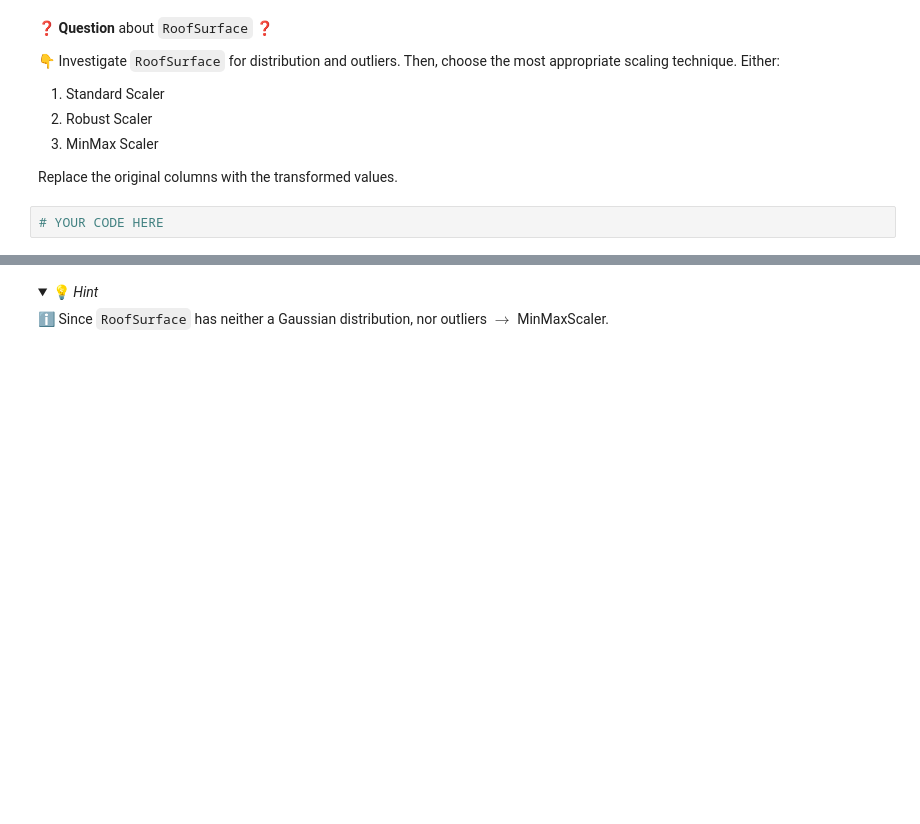
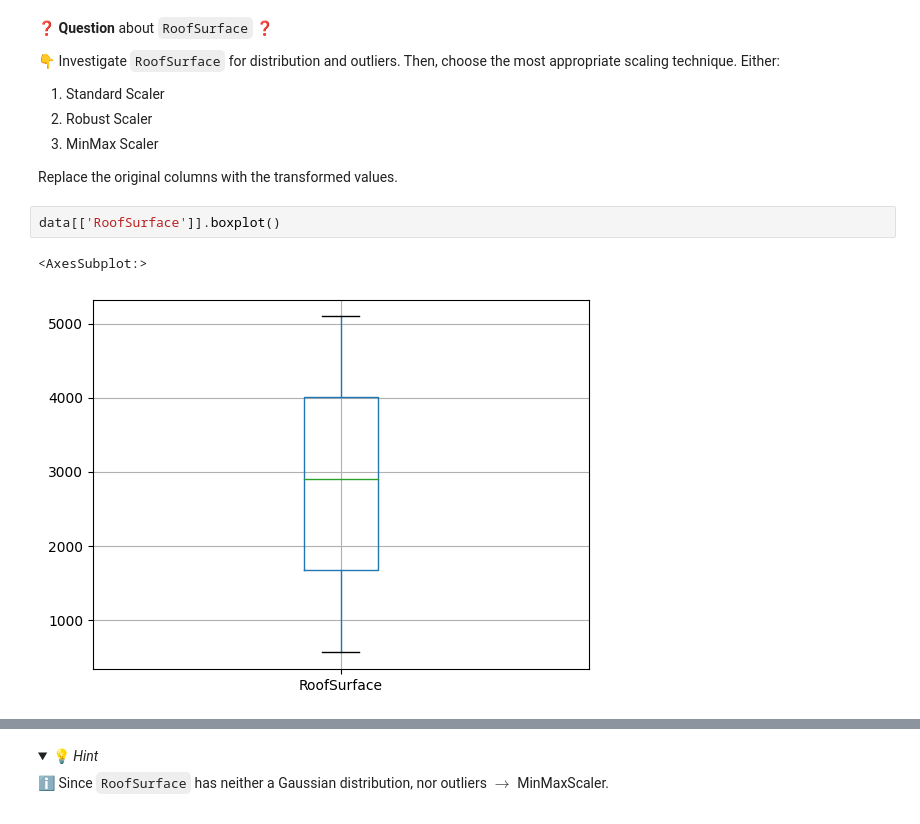
Before and after one commit to ParissaPeimaniyfard/data-preprocessing-workflow, a Jupyter notebook: Preprocessing-Workflow.ipynb, the cells around one changed output, grey strips where cells are left out. Cells and saved outputs as stored; diff of their text form; folded sections open; blank space fills up the shorter version.

```diff
--- a/Preprocessing-Workflow.ipynb
+++ b/Preprocessing-Workflow.ipynb
@@ -300,5 +344,8 @@ Keep this score in mind! You will train a new model after data preprocessing in
 3. MinMax Scaler
 
 Replace the original columns with the transformed values.
-# %%
-# YOUR CODE HERE
+# %%
+data[['RoofSurface']].boxplot()
+# %% [output]
+<AxesSubplot:>
+[figure, added]
```
Also changed, not shown: parts of 44 cells of this notebook, 3 other files.
